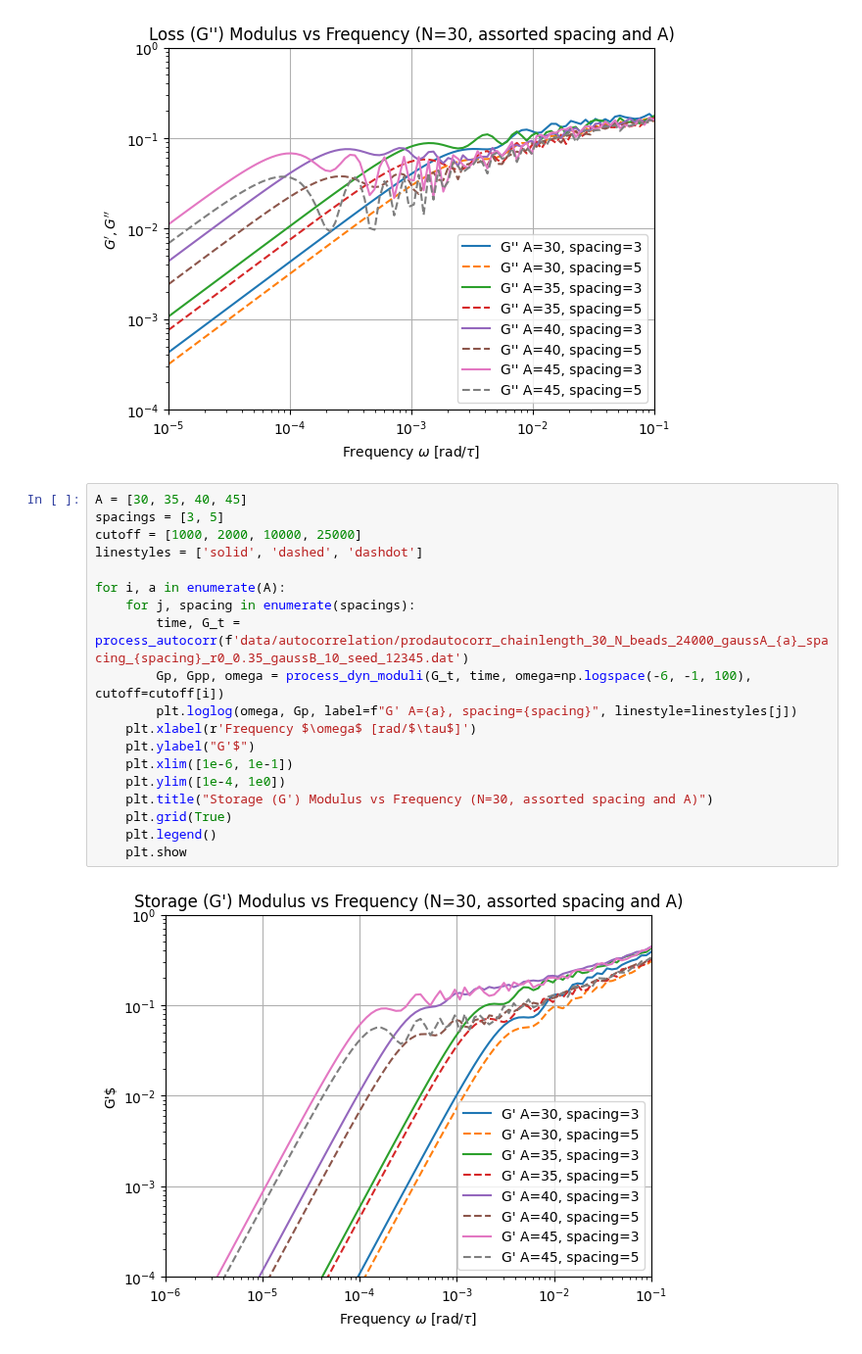
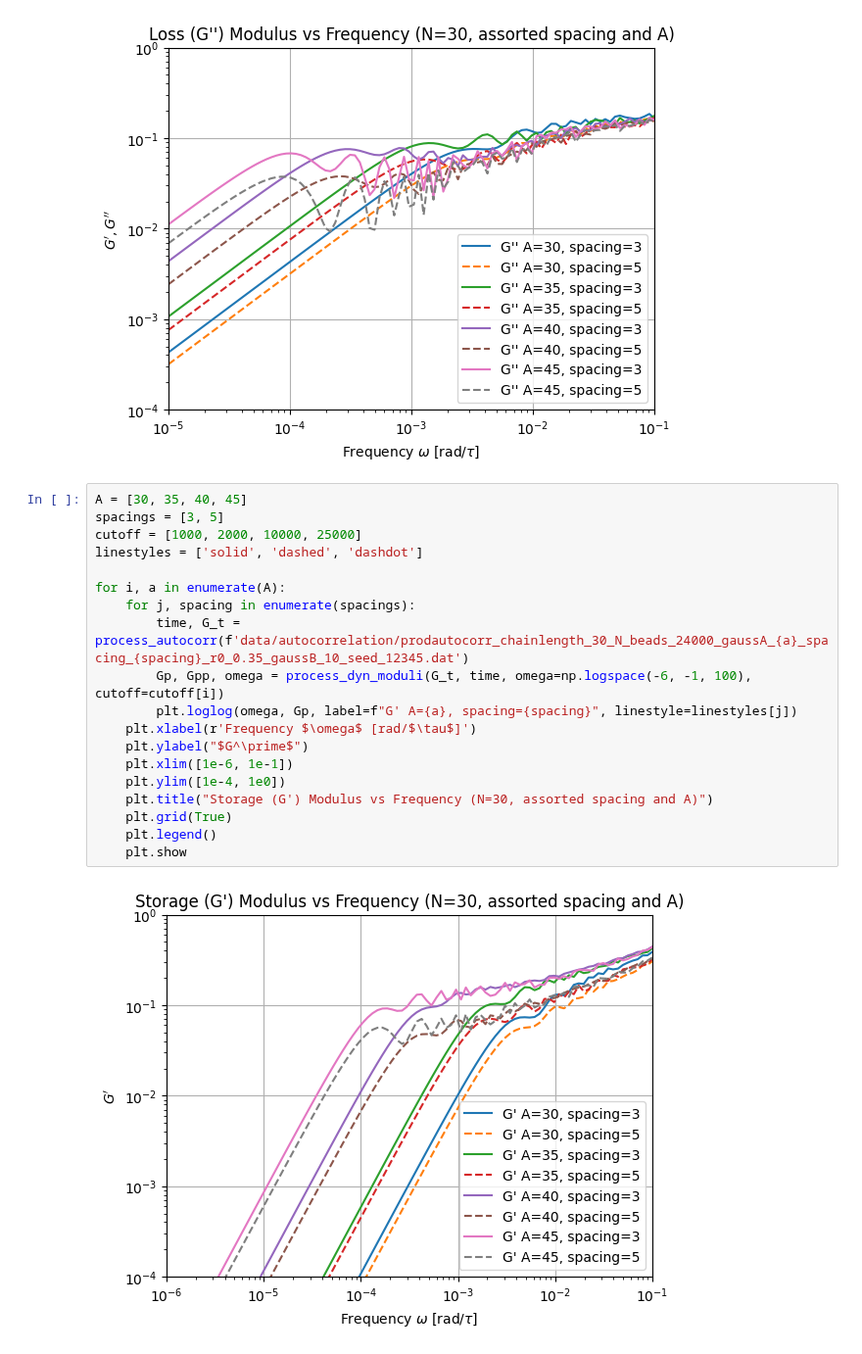
Before and after one commit to anotherbeaver/amine_polymers, a Jupyter notebook: storage_loss_moduli_N_30.ipynb, the cells around one changed output. Shown at 98% size. Cells and saved outputs as stored; diff of their text form.

```diff
--- a/storage_loss_moduli_N_30.ipynb
+++ b/storage_loss_moduli_N_30.ipynb
@@ -380,21 +380,21 @@ for i, a in enumerate(A):
 # %%
 A = [30, 35, 40, 45]
 spacings = [3, 5]
 cutoff = [1000, 2000, 10000, 25000]
 linestyles = ['solid', 'dashed', 'dashdot']
 
 for i, a in enumerate(A):
     for j, spacing in enumerate(spacings):
         time, G_t = process_autocorr(f'data/autocorrelation/prodautocorr_chainlength_30_N_beads_24000_gaussA_{a}_spacing_{spacing}_r0_0.35_gaussB_10_seed_12345.dat')
         Gp, Gpp, omega = process_dyn_moduli(G_t, time, omega=np.logspace(-6, -1, 100), cutoff=cutoff[i])
         plt.loglog(omega, Gp, label=f"G' A={a}, spacing={spacing}", linestyle=linestyles[j])
     plt.xlabel(r'Frequency $\omega$ [rad/$\tau$]')
-    plt.ylabel("G'$")
+    plt.ylabel("$G^\prime$")
     plt.xlim([1e-6, 1e-1])
     plt.ylim([1e-4, 1e0])
     plt.title("Storage (G') Modulus vs Frequency (N=30, assorted spacing and A)")
     plt.grid(True)
     plt.legend()
     plt.show
 # %% [output]
-[figure, old version]
+[figure, new version]
```
